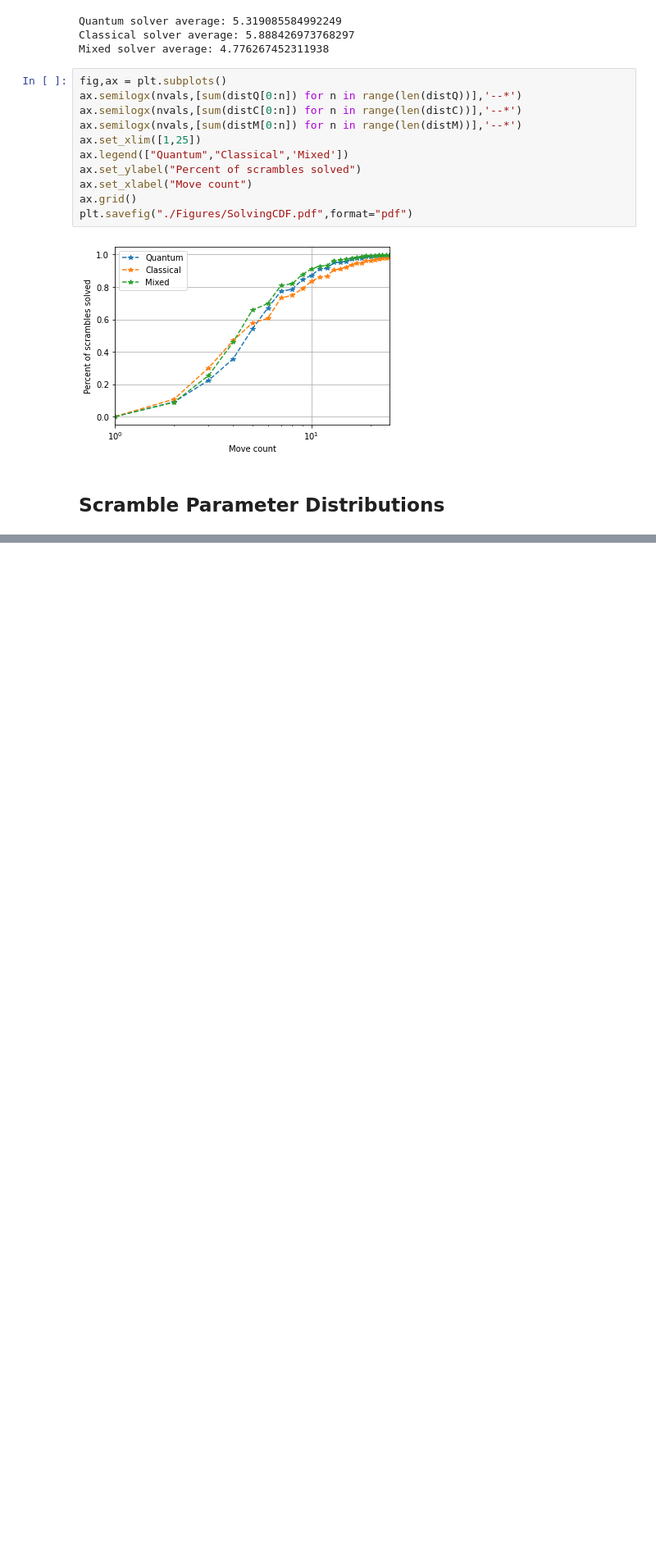
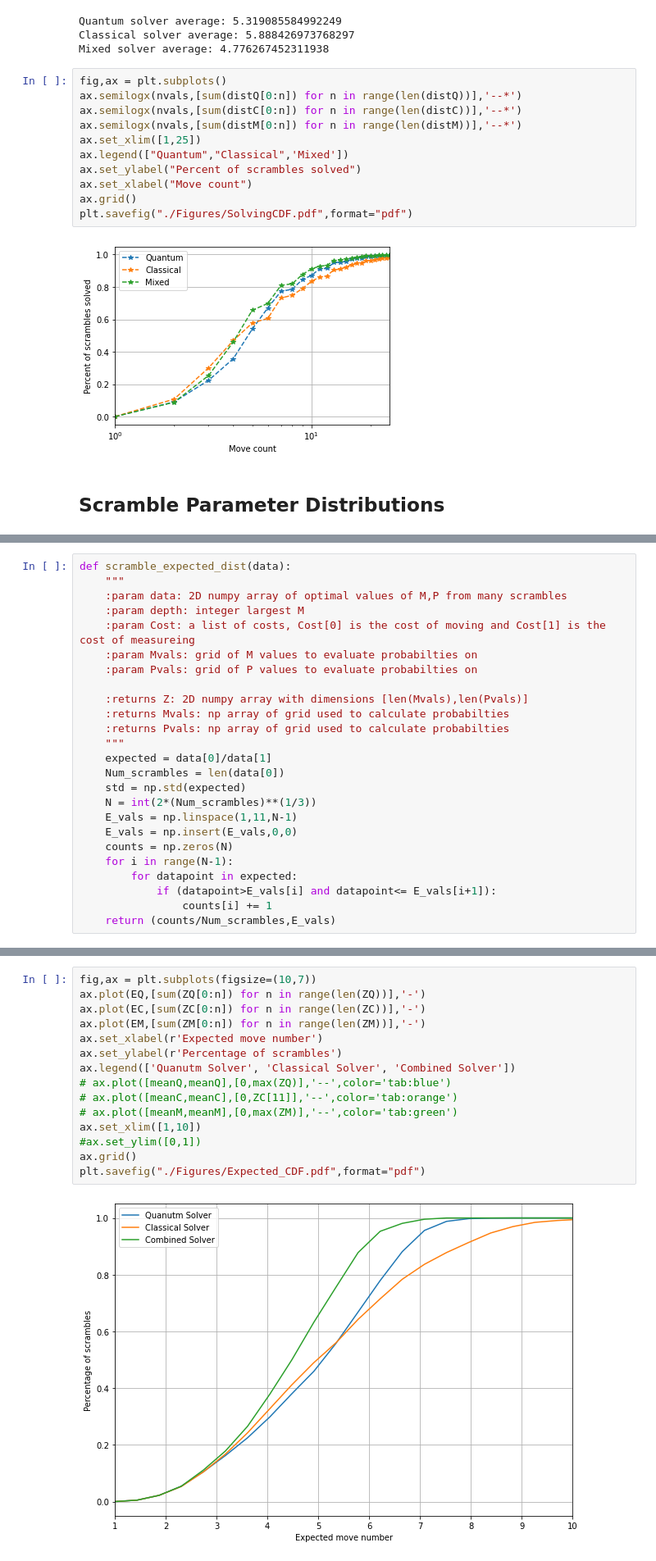
Before and after one commit to combes-group/Permutation_Puzzle, a Jupyter notebook: Permutation_Strategies.ipynb, the cells around one changed output, grey strips where cells are left out. Shown at 82% size. Drawn from its saved outputs; the diff is of its cells as text; blank space fills up the shorter version.

```diff
--- a/Permutation_Strategies.ipynb
+++ b/Permutation_Strategies.ipynb
@@ -183,0 +184,25 @@ plt.show()
+# %%
+def scramble_expected_dist(data):
+    """
+    :param data: 2D numpy array of optimal values of M,P from many scrambles
+    :param depth: integer largest M
+    :param Cost: a list of costs, Cost[0] is the cost of moving and Cost[1] is the cost of measureing
+    :param Mvals: grid of M values to evaluate probabilties on
+    :param Pvals: grid of P values to evaluate probabilties on
+
+    :returns Z: 2D numpy array with dimensions [len(Mvals),len(Pvals)]
+    :returns Mvals: np array of grid used to calculate probabilties
+    :returns Pvals: np array of grid used to calculate probabilties
+    """
+    expected = data[0]/data[1]
+    Num_scrambles = len(data[0])
+    std = np.std(expected)
+    N = int(2*(Num_scrambles)**(1/3))
+    E_vals = np.linspace(1,11,N-1)
+    E_vals = np.insert(E_vals,0,0)
+    counts = np.zeros(N)
+    for i in range(N-1):
+        for datapoint in expected:
+            if (datapoint>E_vals[i] and datapoint<= E_vals[i+1]):
+                counts[i] += 1
+    return (counts/Num_scrambles,E_vals)
@@ -183,0 +240,17 @@ plt.show()
+# %%
+fig,ax = plt.subplots(figsize=(10,7))
+ax.plot(EQ,[sum(ZQ[0:n]) for n in range(len(ZQ))],'-')
+ax.plot(EC,[sum(ZC[0:n]) for n in range(len(ZC))],'-')
+ax.plot(EM,[sum(ZM[0:n]) for n in range(len(ZM))],'-')
+ax.set_xlabel(r'Expected move number')
+ax.set_ylabel(r'Percentage of scrambles')
+ax.legend(['Quanutm Solver', 'Classical Solver', 'Combined Solver'])
+# ax.plot([meanQ,meanQ],[0,max(ZQ)],'--',color='tab:blue')
+# ax.plot([meanC,meanC],[0,ZC[11]],'--',color='tab:orange')
+# ax.plot([meanM,meanM],[0,max(ZM)],'--',color='tab:green')
+ax.set_xlim([1,10])
+#ax.set_ylim([0,1])
+ax.grid()
+plt.savefig("./Figures/Expected_CDF.pdf",format="pdf")
+# %% [output]
+[figure, added]
```
Also changed, not shown: parts of 5 cells of this notebook, 2 other files.
